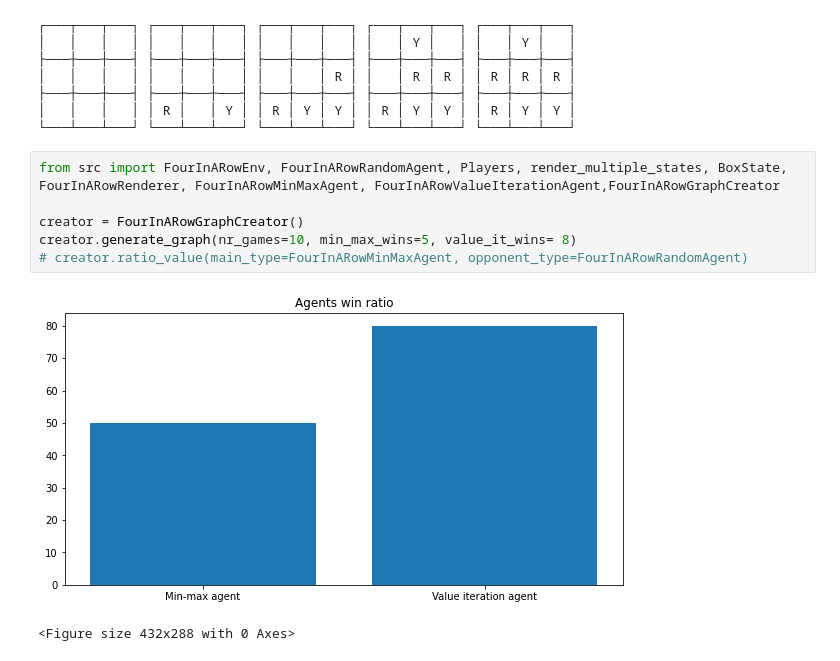
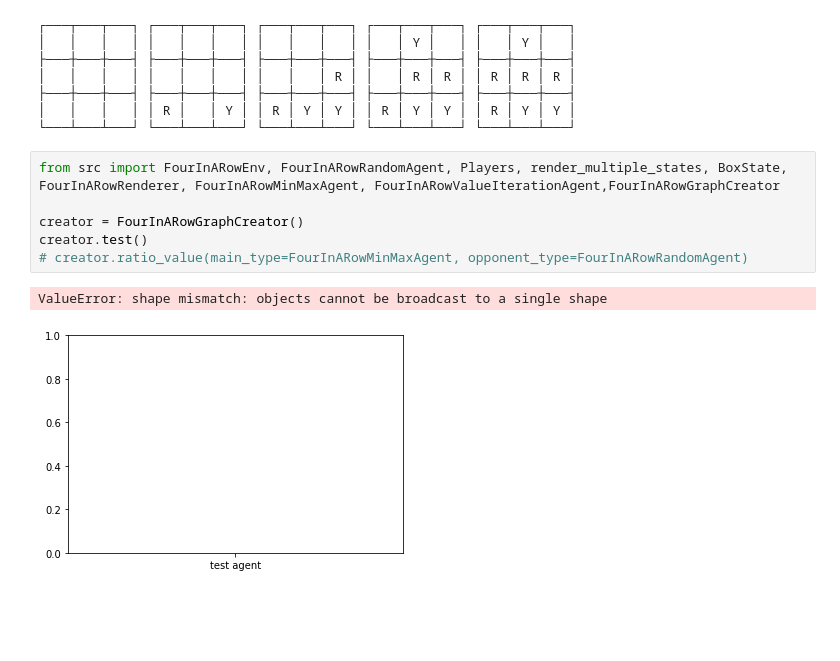
Before and after one commit to BlSchulpen/DecisionTheory, a Jupyter notebook: deth_four_ag.ipynb, the cells around one changed output. Cells and saved outputs as stored; diff of their text form; blank space fills up the shorter version.

Commit message:
graph

```diff
--- a/deth_four_ag.ipynb
+++ b/deth_four_ag.ipynb
@@ -289,9 +269,9 @@ print(display)
 # %%
 from src import FourInARowEnv, FourInARowRandomAgent, Players, render_multiple_states, BoxState, FourInARowRenderer, FourInARowMinMaxAgent, FourInARowValueIterationAgent,FourInARowGraphCreator
 
 creator = FourInARowGraphCreator()
-creator.generate_graph(nr_games=10, min_max_wins=5, value_it_wins= 8)
+creator.test()
 # creator.ratio_value(main_type=FourInARowMinMaxAgent, opponent_type=FourInARowRandomAgent)
 # %% [output]
+ValueError: shape mismatch: objects cannot be broadcast to a single shape
-[figure, old version]
+[figure, new version]
-<Figure size 432x288 with 0 Axes>
```
Also changed, not shown: parts of 2 cells of this notebook, 1 other file.
